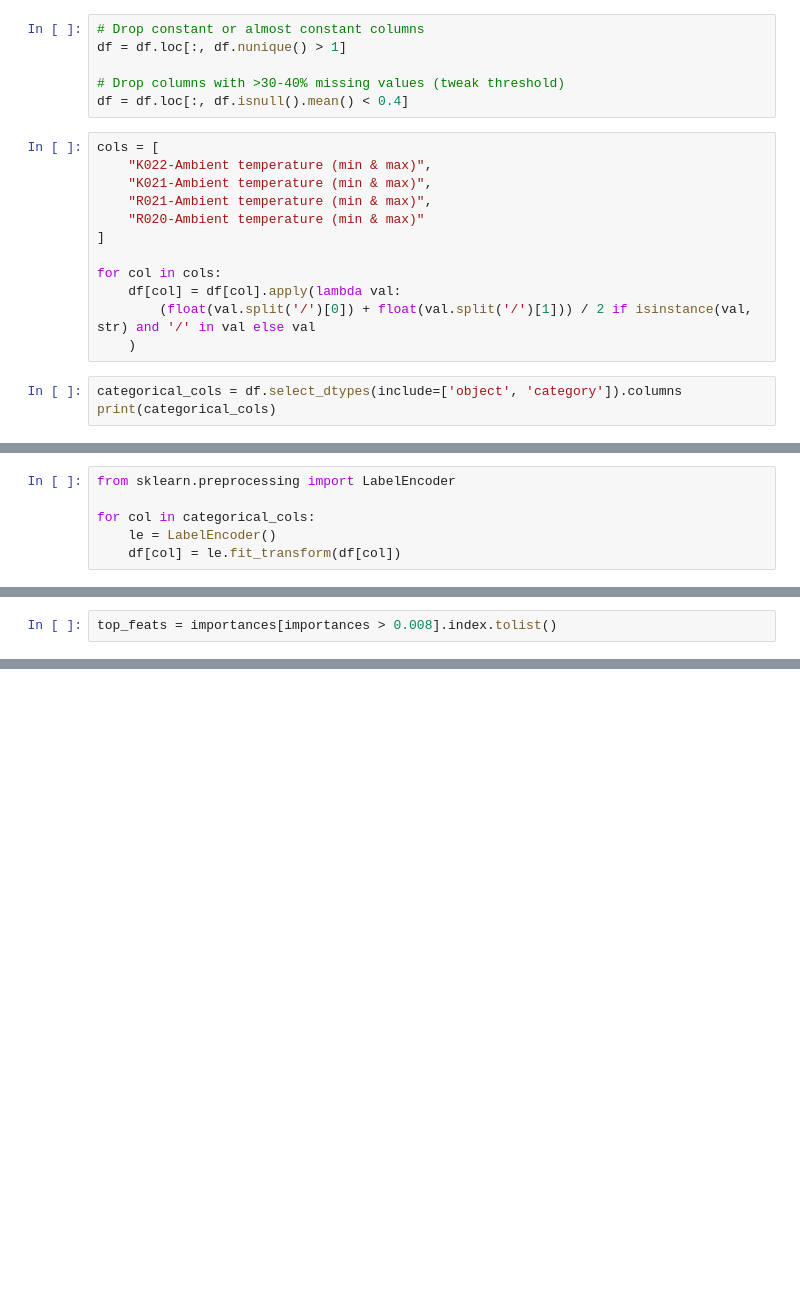
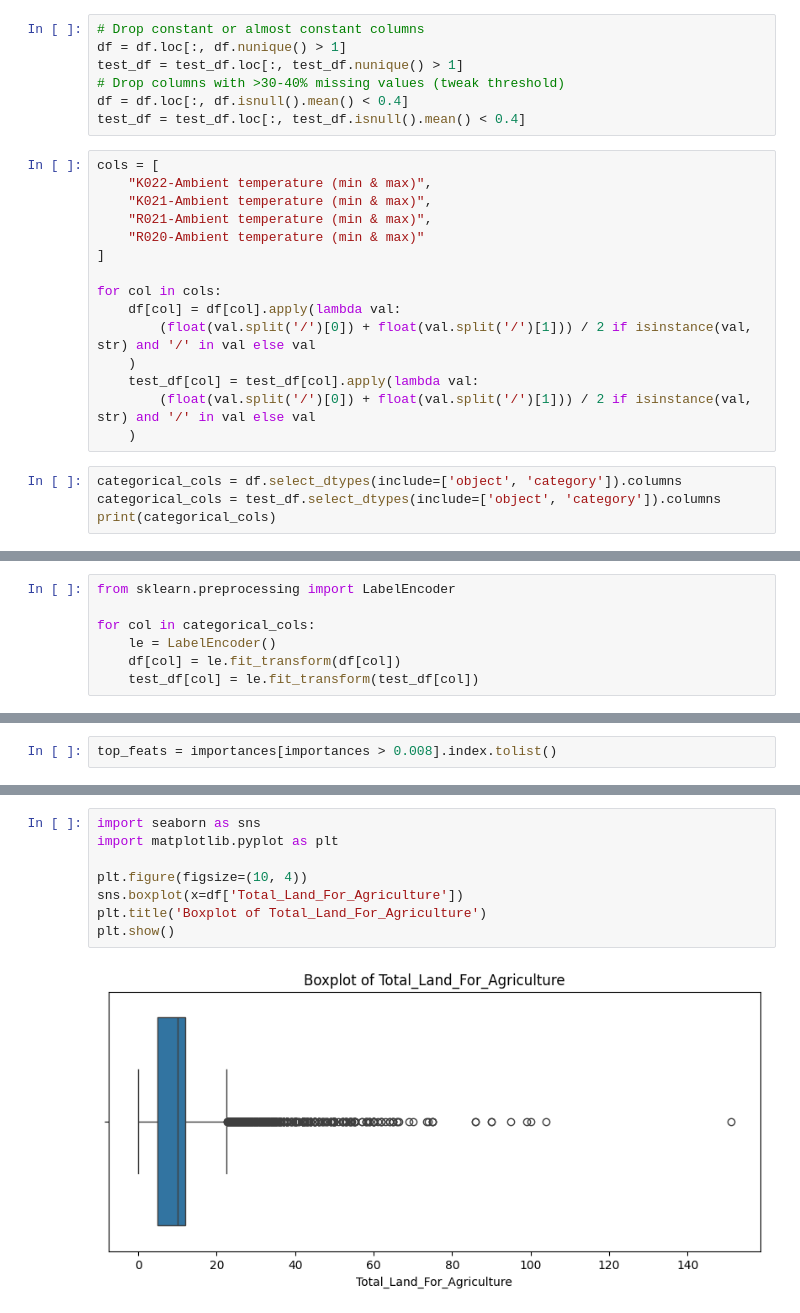
Before and after one commit to MauryaSamanta/farmer_income_prediction, a Jupyter notebook: eda.ipynb, the cells around one changed output, grey strips where cells are left out. Saved outputs shown, nothing was run; the diff lists cells and outputs as text; blank space fills up the shorter version.

```diff
--- a/eda.ipynb
+++ b/eda.ipynb
@@ -17,9 +19,10 @@ df.head()
 # %%
 # Drop constant or almost constant columns
 df = df.loc[:, df.nunique() > 1]
-
+test_df = test_df.loc[:, test_df.nunique() > 1]
 # Drop columns with >30-40% missing values (tweak threshold)
 df = df.loc[:, df.isnull().mean() < 0.4]
+test_df = test_df.loc[:, test_df.isnull().mean() < 0.4]
 # %%
 cols = [
     "K022-Ambient temperature (min & max)",
@@ -32,8 +35,12 @@ for col in cols:
     df[col] = df[col].apply(lambda val:
         (float(val.split('/')[0]) + float(val.split('/')[1])) / 2 if isinstance(val, str) and '/' in val else val
     )
+    test_df[col] = test_df[col].apply(lambda val:
+        (float(val.split('/')[0]) + float(val.split('/')[1])) / 2 if isinstance(val, str) and '/' in val else val
+    )
 # %%
 categorical_cols = df.select_dtypes(include=['object', 'category']).columns
+categorical_cols = test_df.select_dtypes(include=['object', 'category']).columns
 print(categorical_cols)
 # %% [output]
 Index(['State', 'REGION', 'SEX', 'CITY', 'DISTRICT', 'VILLAGE',
@@ -59,6 +66,7 @@ from sklearn.preprocessing import LabelEncoder
 for col in categorical_cols:
     le = LabelEncoder()
     df[col] = le.fit_transform(df[col])
+    test_df[col] = le.fit_transform(test_df[col])
 # %%
 df.head()
 # %% [output]
@@ -136,0 +168,10 @@ Mean MAPE (after log transform): 0.2842127817361838
+# %%
+import seaborn as sns
+import matplotlib.pyplot as plt
+
+plt.figure(figsize=(10, 4))
+sns.boxplot(x=df['Total_Land_For_Agriculture'])
+plt.title('Boxplot of Total_Land_For_Agriculture')
+plt.show()
+# %% [output]
+[figure, added]
```
Also changed, not shown: parts of 23 cells of this notebook.
